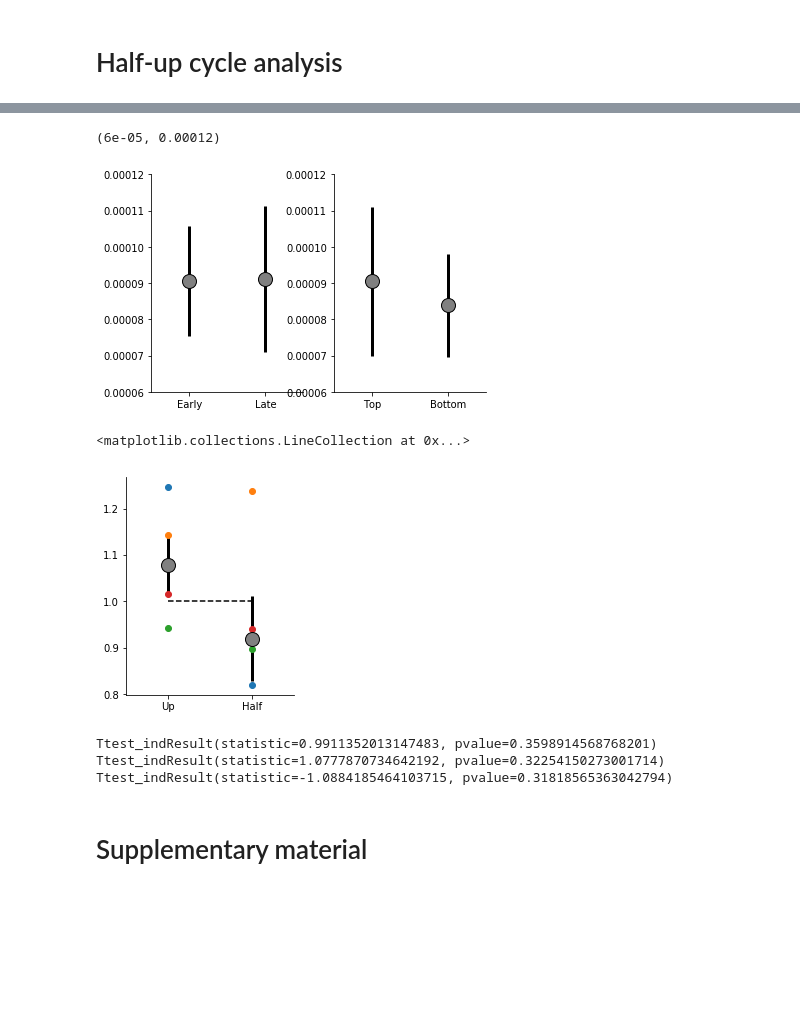
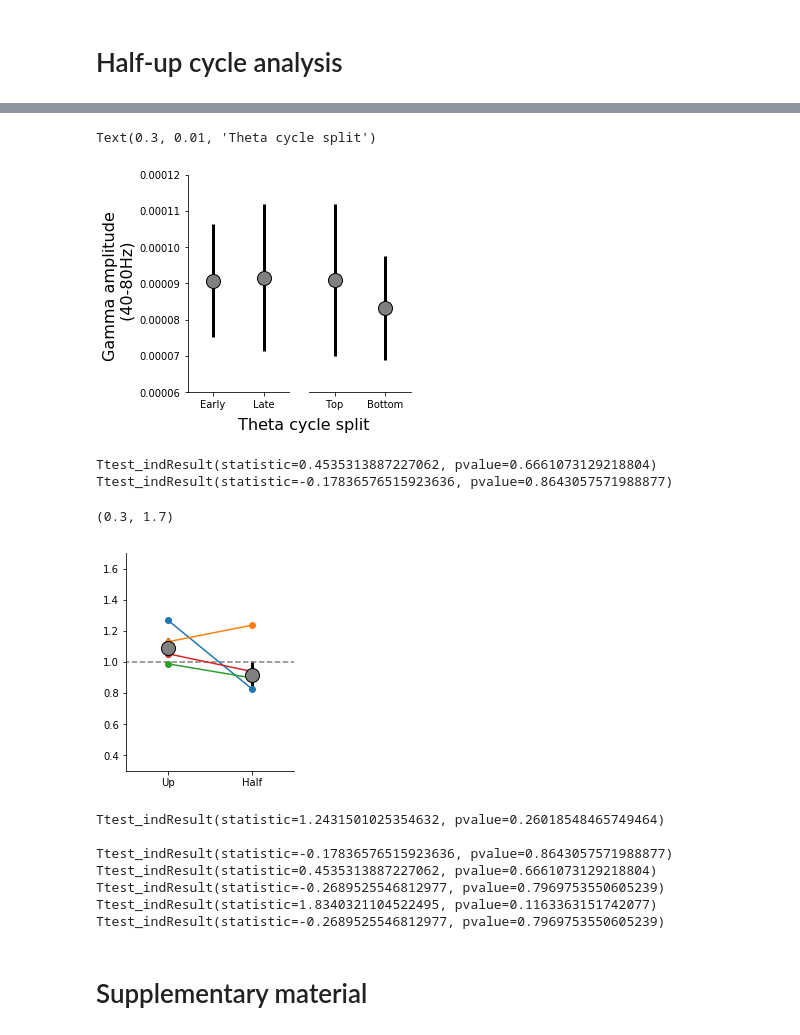
Before and after one commit to DiogoSantosPata/normaliser, a Jupyter notebook: V2_Analisys.ipynb, the cells around one changed output, grey strips where cells are left out. Saved outputs shown, nothing was run; the diff lists cells and outputs as text; code cells hidden in the pictures; blank space fills up the shorter version.

Commit message:
added half up cycle

```diff
--- a/V2_Analisys.ipynb
+++ b/V2_Analisys.ipynb
@@ -1940,7 +1940,7 @@ def compute_gamma_in_theta_cycle_preference(up_half):
     or if gamma is higher at bottom/top half of theta cycle ('up_half' = 'up')
     '''
 
-    ll_f_theta, hh_f_theta = 2,10
+    ll_f_theta, hh_f_theta = 2,8
     ll_f_gamma, hh_f_gamma = 40,80
 
 
@@ -2059,41 +2061,58 @@ Ready.
 # %%
 fig = plt.figure()
 fig.set_figheight(4)
-fig.set_figwidth(6)
+fig.set_figwidth(4)
 fig.set_facecolor('white')
-
 
 
 ax = fig.add_subplot(1,2,1)
 plt.errorbar([0,1], mmm_half, yerr=sss_half, color='k', linestyle='', linewidth=3, marker='o',
                markersize=14, markerfacecolor='grey')
 # plt.plot([0,1],[aic_1_half,aic_2_half])
 
 ax.spines['right'].set_visible(False)
 ax.spines['top'].set_visible(False)
 plt.xticks([0,1],['Early', 'Late'])
 plt.xlim(-.5,1.5)
+# plt.ylim(0.000011,0.000023)
+# plt.ylim(0.000022,0.000042)
 plt.ylim(0.00006,0.00012)
+
+plt.ylabel( 'Gamma amplitude \n (40-80Hz)', fontsize=16)
+
 
 ax = fig.add_subplot(1,2,2)
 plt.errorbar([0,1], mmm_up, yerr=sss_up, color='k', linestyle='', linewidth=3, marker='o',
                markersize=14, markerfacecolor='grey')
-# plt.plot([0,1],[aic_1_up,aic_2_up])
 
+
+plt.yticks([])
 ax.spines['right'].set_visible(False)
 ax.spines['top'].set_visible(False)
+ax.spines['left'].set_visible(False)
 plt.xticks([0,1],['Top', 'Bottom'])
 plt.xlim(-.5,1.5)
+# plt.ylim(0.000011,0.000023)
+# plt.ylim(0.000022,0.000042)
 plt.ylim(0.00006,0.00012)
+
+
+fig.text(0.3, 0.01, 'Theta cycle split',fontsize=16, va='center', rotation='horizontal')
 # %% [output]
-(6e-05, 0.00012)
+Text(0.3, 0.01, 'Theta cycle split')
-[figure, old version]
+[figure, new version]
 # %%
 mmm_diff_up = np.median(aic_1_up/aic_2_up)
 sss_diff_up = stats.sem(aic_1_up/aic_2_up)
 
 mmm_diff_half = np.median(aic_1_half/aic_2_half)
 sss_diff_half = stats.sem(aic_1_half/aic_2_half)
+# %%
+print( stats.ttest_ind(  aic_1_up, aic_2_up  ) )
+print( stats.ttest_ind(  aic_1_half, aic_2_half  ) )
+# %% [output]
+Ttest_indResult(statistic=0.4535313887227062, pvalue=0.6661073129218804)
+Ttest_indResult(statistic=-0.17836576515923636, pvalue=0.8643057571988877)
 # %%
 fig = plt.figure()
 fig.set_figheight(4)
@@ -2110,20 +2129,30 @@ plt.xticks([0,1],['Up', 'Half'])
 plt.xlim(-.5,1.5)
 
 
-plt.plot( [0,1], [aic_1_up/aic_2_up,aic_1_half/aic_2_half], 'o'  )
-plt.hlines(1,0,1, linestyle='--')
+# plt.plot( [ np.random.rand(4)*.2  , 1+ np.random.rand(4)*.1], [aic_1_up/aic_2_up,aic_1_half/aic_2_half], 'o'  )
+plt.plot( [0,1], [aic_1_up/aic_2_up,aic_1_half/aic_2_half] , '-o' )
+plt.hlines(1,-1,2, linestyle='--', color='Grey')
+plt.ylim(0.3,1.7)
 # %% [output]
-<matplotlib.collections.LineCollection at 0x...>
+(0.3, 1.7)
-[figure, old version]
+[figure, new version]
 # %%
 print( stats.ttest_ind(  aic_1_up/aic_2_up , aic_1_half/aic_2_half  ) )
 
-print(stats.ttest_ind(  aic_1_up/aic_1_half , np.ones(aic_1_half.size) ))
-print(stats.ttest_ind(  aic_2_up/aic_2_half , np.ones(aic_2_half.size) ))
+print()
+print(stats.ttest_ind(  aic_1_half,aic_2_half ))
+print(stats.ttest_ind(  aic_1_up,aic_2_up ))
+print(stats.ttest_ind(  aic_1_half/aic_2_half , np.ones(aic_2_half.size) ))
+print(stats.ttest_ind(  aic_1_up/aic_2_up , np.ones(aic_2_half.size) ))
+print(stats.ttest_ind(  aic_1_half/aic_2_half , np.ones(aic_2_half.size) ))
 # %% [output]
-Ttest_indResult(statistic=0.9911352013147483, pvalue=0.3598914568768201)
-Ttest_indResult(statistic=1.0777870734642192, pvalue=0.32254150273001714)
-Ttest_indResult(statistic=-1.0884185464103715, pvalue=0.31818565363042794)
+Ttest_indResult(statistic=1.2431501025354632, pvalue=0.26018548465749464)
+
+Ttest_indResult(statistic=-0.17836576515923636, pvalue=0.8643057571988877)
+Ttest_indResult(statistic=0.4535313887227062, pvalue=0.6661073129218804)
+Ttest_indResult(statistic=-0.2689525546812977, pvalue=0.7969753550605239)
+Ttest_indResult(statistic=1.8340321104522495, pvalue=0.1163363151742077)
+Ttest_indResult(statistic=-0.2689525546812977, pvalue=0.7969753550605239)
 # %% [markdown]
 # Supplementary material
 # %%
```
Also changed, not shown: parts of 1 cell of this notebook.
